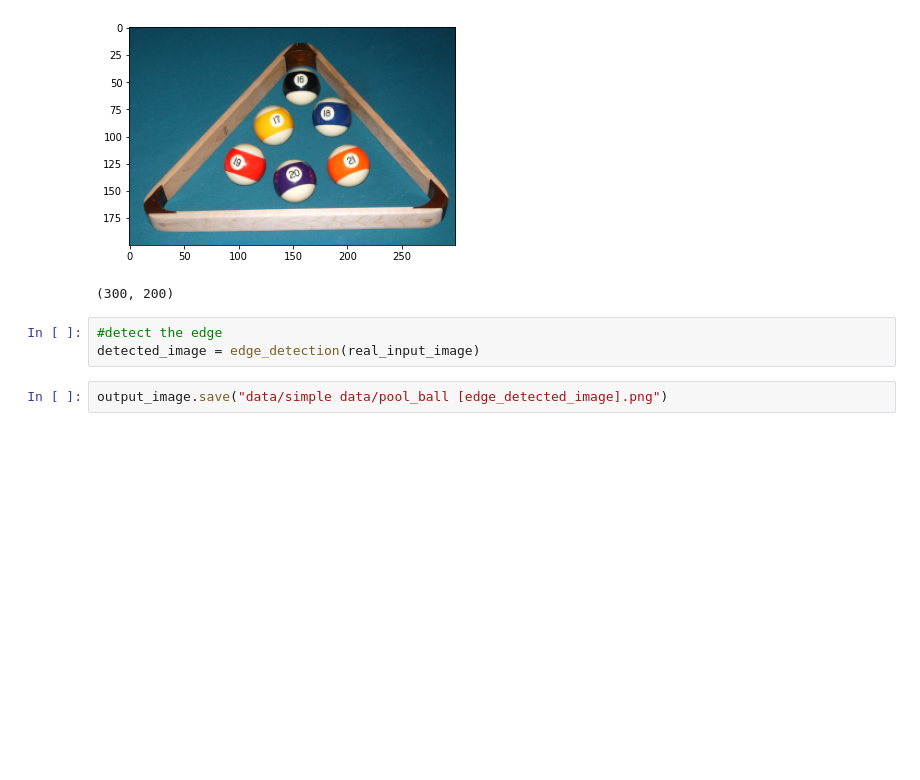
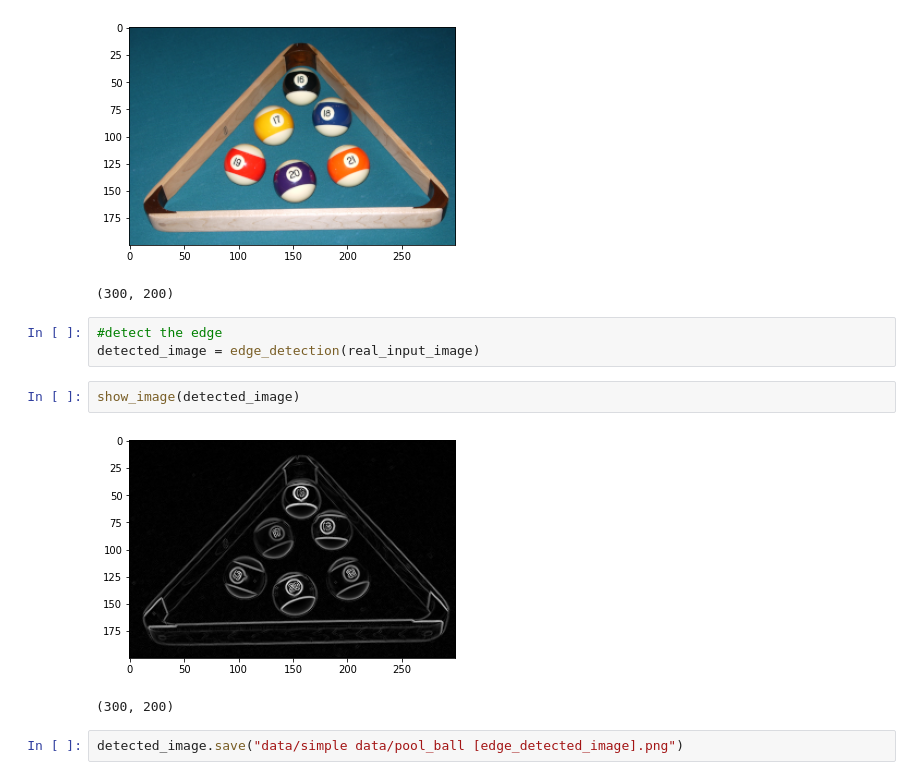
Before and after one commit to SamiulGitHubUser/image-processing-and-cv, a Jupyter notebook: simple_edge_detection.ipynb, the cells around one changed output. Cells and saved outputs as stored; diff of their text form; blank space fills up the shorter version.

Commit message:
edge detection done

```diff
--- a/simple_edge_detection.ipynb
+++ b/simple_edge_detection.ipynb
@@ -102,5 +102,10 @@ show_image(real_input_image)
 # %%
 #detect the edge
 detected_image = edge_detection(real_input_image)
+# %%
+show_image(detected_image)
+# %% [output]
+[figure, added]
+(300, 200)
 # %%
-output_image.save("data/simple data/pool_ball [edge_detected_image].png")
+detected_image.save("data/simple data/pool_ball [edge_detected_image].png")
```
